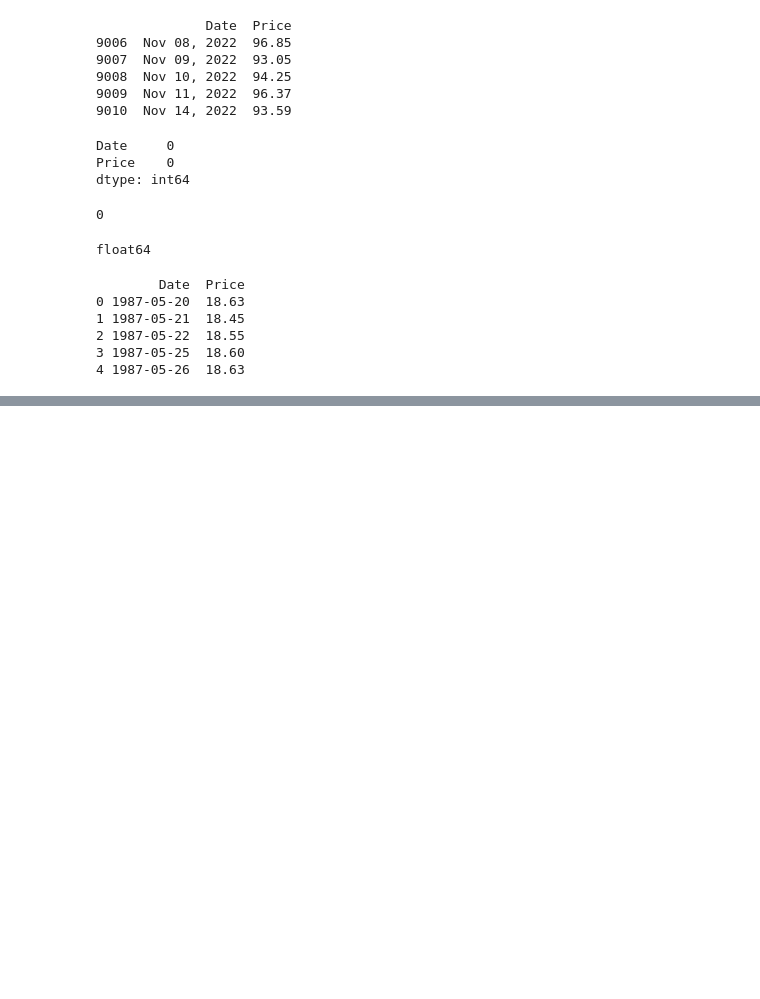
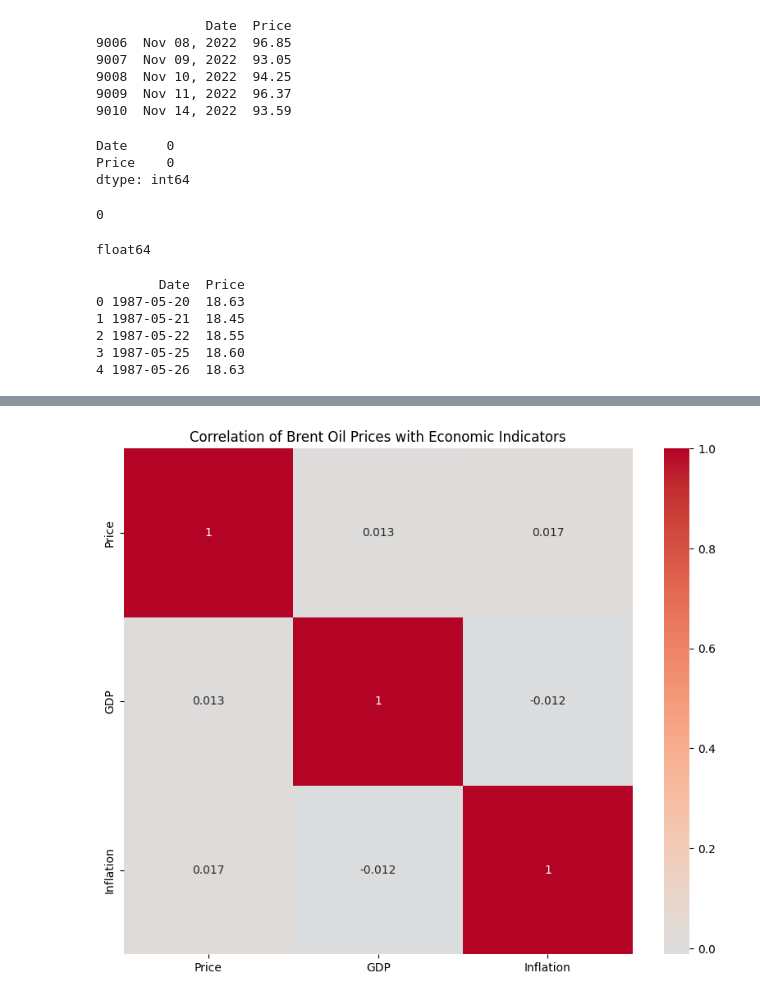
Before and after one commit to Gede-A/Change-point-and-statistical-model, a Jupyter notebook: notebooks/Untitled.ipynb, the cells around one changed output, grey strips where cells are left out. Drawn from its saved outputs; the diff is of its cells as text; code cells hidden in the pictures; blank space fills up the shorter version.

```diff
--- a/notebooks/Untitled.ipynb
+++ b/notebooks/Untitled.ipynb
@@ -37,0 +181,19 @@ print(framed_data.head())
+# %%
+# Columns that we want to include in the analysis, if available
+desired_columns = ['Price', 'GDP', 'Inflation', 'Unemployment', 'Exchange_Rate']
+
+# Only select columns that are present in framed_data
+available_columns = [col for col in desired_columns if col in framed_data.columns]
+economic_factors = framed_data[available_columns].dropna()
+
+# Check if we have at least two columns for correlation analysis
+if len(available_columns) > 1:
+    correlation_matrix = economic_factors.corr()
+    plt.figure(figsize=(10, 8))
+    sns.heatmap(correlation_matrix, annot=True, cmap='coolwarm', center=0)
+    plt.title('Correlation of Brent Oil Prices with Economic Indicators')
+    plt.show()
+else:
+    print("Not enough data for correlation analysis.")
+# %% [output]
+[figure, added]
```
Also changed, not shown: parts of 20 cells of this notebook.
